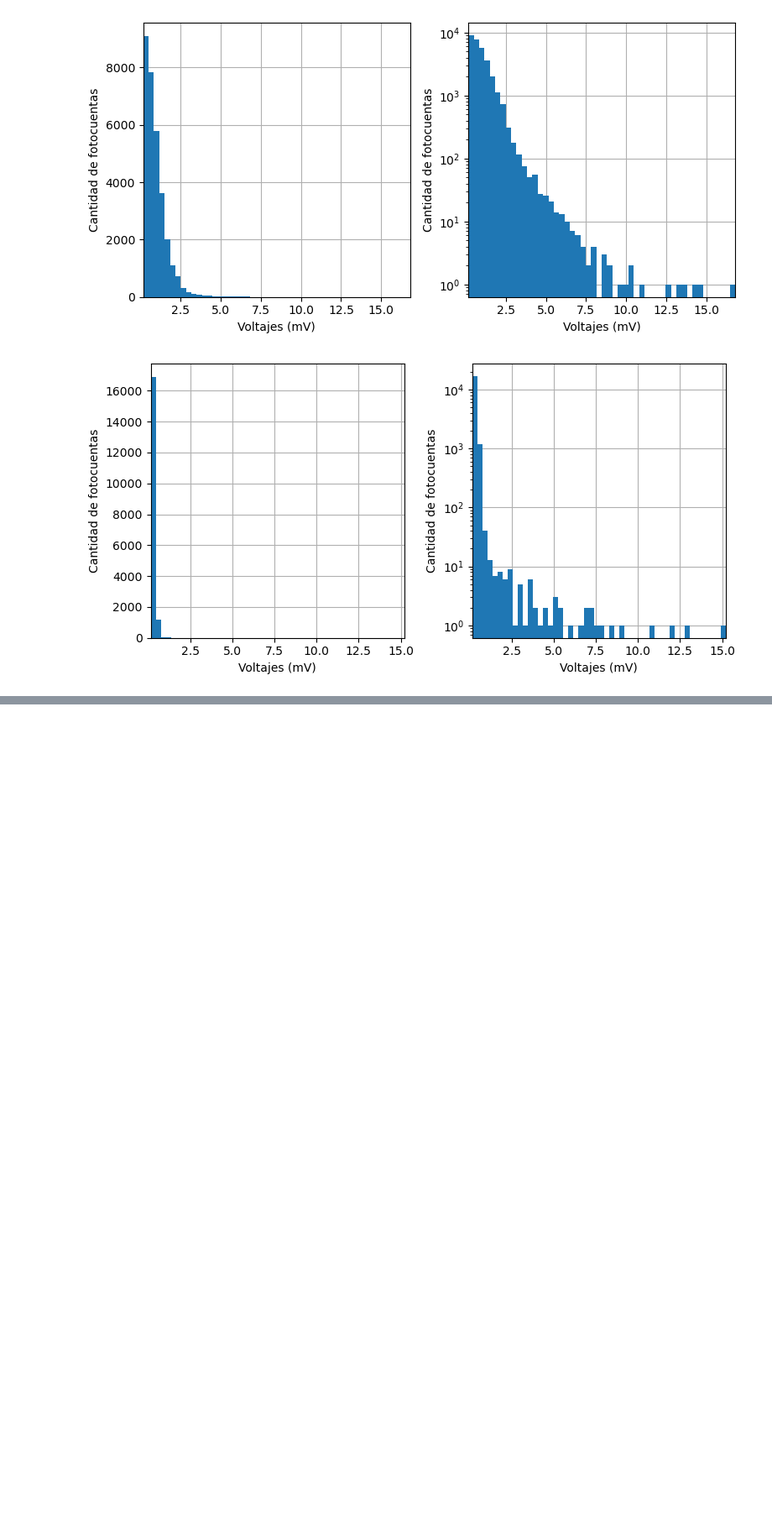
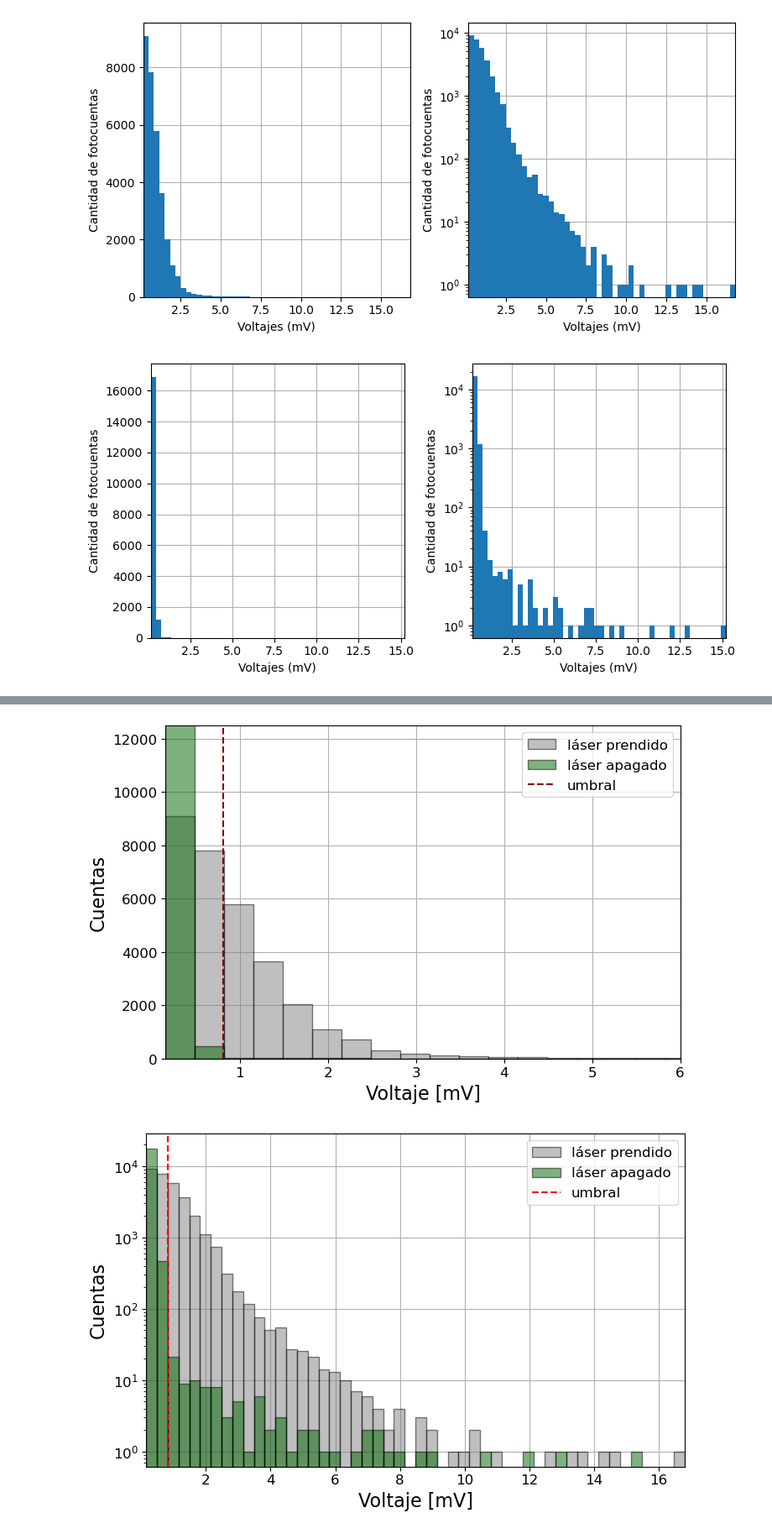
Before and after one commit to gardianc/Conteo-de-fotones, a Jupyter notebook: umbral.ipynb, the cells around one changed output, grey strips where cells are left out. Shown at 84% size. Drawn from its saved outputs; the diff is of its cells as text; code cells hidden in the pictures; blank space fills up the shorter version.

Commit message:
modificaciones a los gráficos

```diff
--- a/umbral.ipynb
+++ b/umbral.ipynb
@@ -129,0 +84,29 @@ ax.legend()
+# %%
+fig, ax1 = plt.subplots()
+
+# n y bins tienen la cantidad de cuentas por bin y los bordes de los bins respectivamente (los bordes son los mismos para ambos, n no)
+n_prendido, bins_prendido, patches_prendido = ax1.hist(voltajes_prendido, bins=50, label='láser prendido', alpha=0.5, color='gray', edgecolor='k')
+n_apagado, bins_apagado, patches_apagadp = ax1.hist(voltajes_apagado, bins=bins_prendido, label='láser apagado', alpha=0.5, color='darkgreen', edgecolor='k')
+
+ax1.set_ylabel('Cuentas')
+ax1.set_xlabel('Voltaje [mV]')
+ax1.axvline(0.8161073825503357, color='maroon', linestyle='--', label='umbral')
+ax1.set_ylim(0, 12500)
+ax1.set_xlim(bins_prendido[0], 6)
+ax1.legend()
+plt.savefig('Gráficos/histograma voltajes.pdf', format='pdf', dpi=150)
+
+fig, ax2 = plt.subplots()
+
+n_prendido, bins_prendido, patches_prendido = ax2.hist(voltajes_prendido, bins=50, label='láser prendido', alpha=0.5, color='gray', ec='k')
+n_apagado, bins_apagado, patches_apagadp = ax2.hist(voltajes_apagado, bins=bins_prendido, label='láser apagado', alpha=0.5, color='darkgreen', ec='k')
+
+ax2.set_ylabel('Cuentas')
+ax2.set_xlabel('Voltaje [mV]')
+ax2.set_yscale('log')
+ax2.axvline(0.8161073825503357, color='r', linestyle='--', label='umbral')
+ax2.legend()
+plt.savefig('Gráficos/histograma voltajes log.pdf', format='pdf', dpi=150)
+# %% [output]
+[figure, added]
+[figure, added]
```
Also changed, not shown: parts of 2 cells of this notebook, 2 other files.
